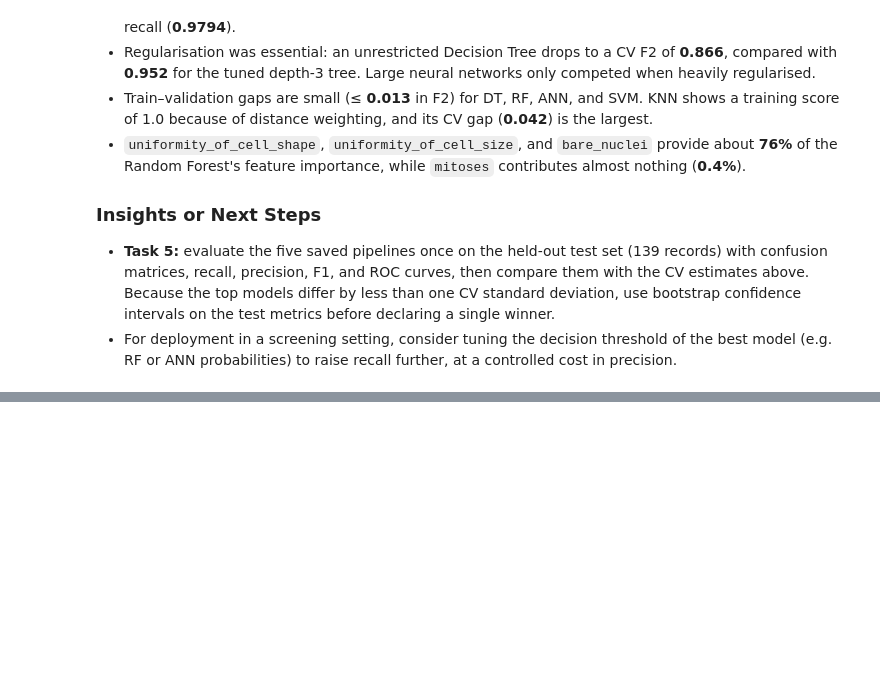
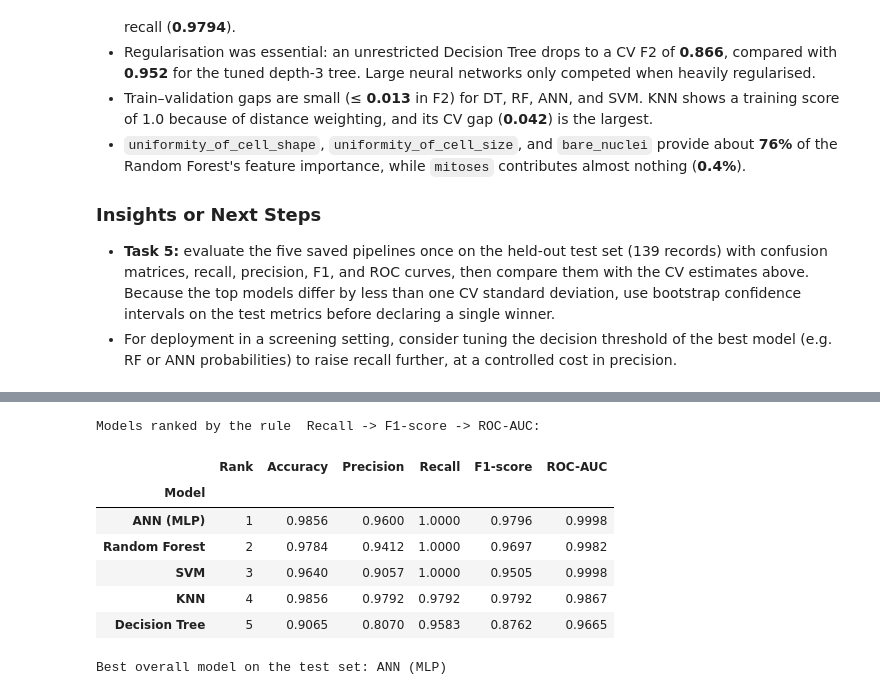
Before and after one commit to M7moudeGalal/Breast-Cancer-Wisconsin, a Jupyter notebook: wisconsin_breast_cancer.ipynb, the cells around one changed output, grey strips where cells are left out. Drawn from its saved outputs; the diff is of its cells as text; code cells hidden in the pictures; blank space fills up the shorter version.

```diff
--- a/wisconsin_breast_cancer.ipynb
+++ b/wisconsin_breast_cancer.ipynb
@@ -2153,0 +2391,22 @@ Test set (n = 139) used anywhere during preprocessing, tuning, or model selectio
+# %%
+# Transparent selection rule (decided from the clinical objective, then applied to the test results):
+#   1) highest Recall  (a missed malignant case is the most costly error)
+#   2) then highest F1-score (balances recall with precision / false alarms)
+#   3) then highest ROC-AUC (threshold-independent ranking quality)
+ranking = results[METRIC_COLS].sort_values(["Recall", "F1-score", "ROC-AUC"], ascending=False)
+ranking.insert(0, "Rank", range(1, len(ranking) + 1))
+print("Models ranked by the rule  Recall -> F1-score -> ROC-AUC:")
+display(ranking.round(4))
+
+best_model = ranking.index[0]
+print(f"\nBest overall model on the test set: {best_model}")
+# %% [output]
+Models ranked by the rule  Recall -> F1-score -> ROC-AUC:
+|  | Rank | Accuracy | Precision | Recall | F1-score | ROC-AUC |
+| Model |  |  |  |  |  |  |
+| ANN (MLP) | 1 | 0.9856 | 0.9600 | 1.0000 | 0.9796 | 0.9998 |
+| Random Forest | 2 | 0.9784 | 0.9412 | 1.0000 | 0.9697 | 0.9982 |
+| SVM | 3 | 0.9640 | 0.9057 | 1.0000 | 0.9505 | 0.9998 |
+| KNN | 4 | 0.9856 | 0.9792 | 0.9792 | 0.9792 | 0.9867 |
+| Decision Tree | 5 | 0.9065 | 0.8070 | 0.9583 | 0.8762 | 0.9665 |
+Best overall model on the test set: ANN (MLP)
```
Also changed, not shown: parts of 21 cells of this notebook, 1 other file.
